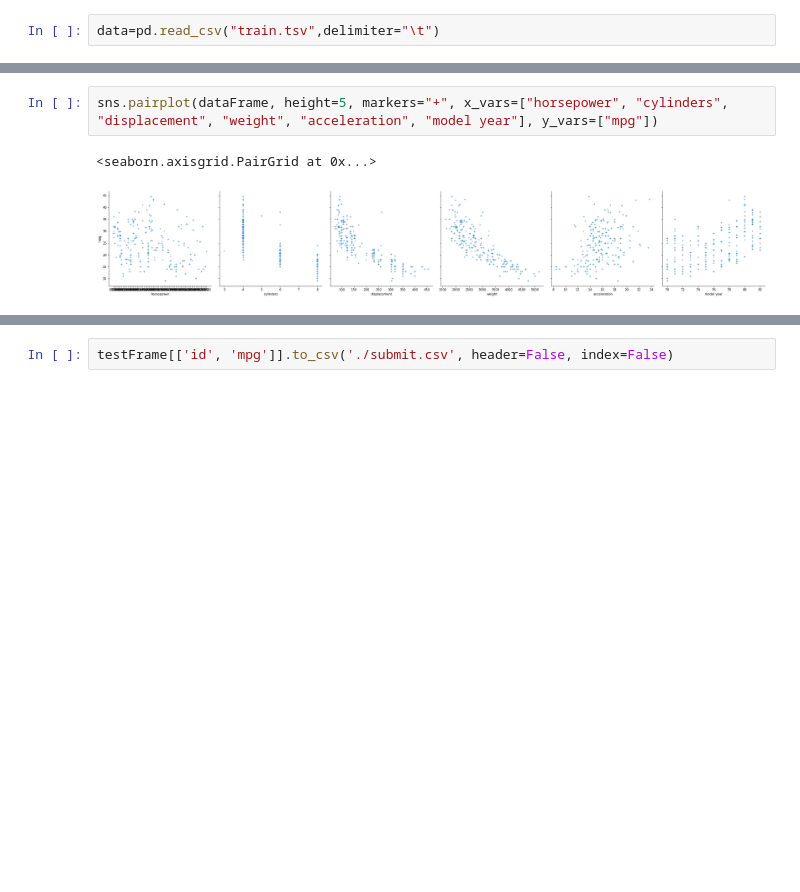
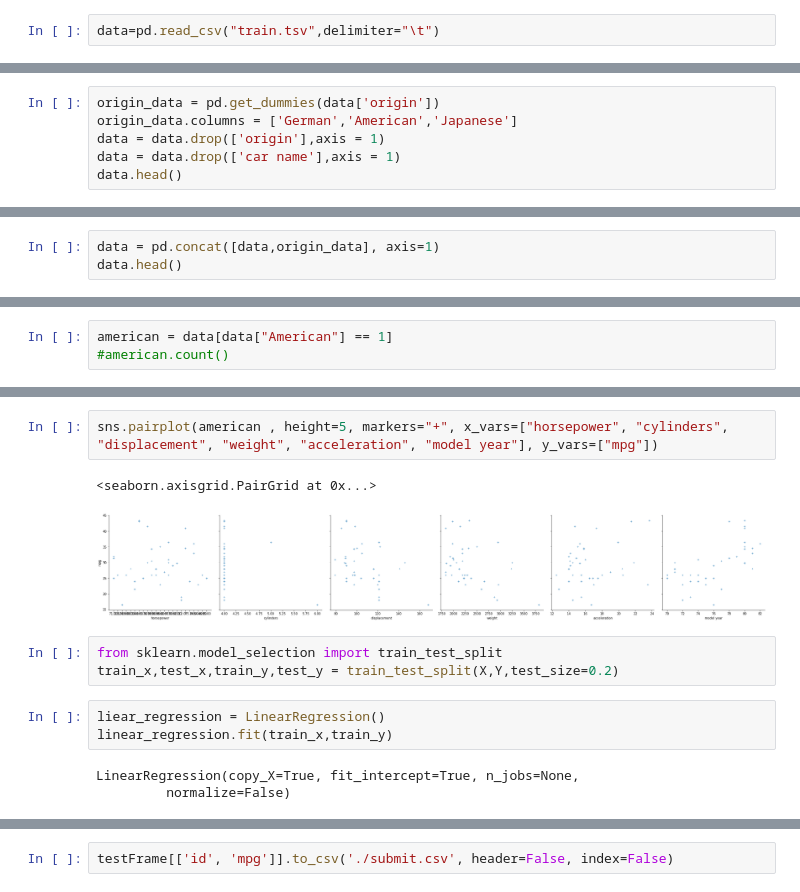
Before and after one commit to umepy/EarthquakeLabwork, a Jupyter notebook: signate/car_linear_regression.ipynb, the cells around one changed output, grey strips where cells are left out. Saved outputs shown, nothing was run; the diff lists cells and outputs as text; blank space fills up the shorter version.

```diff
--- a/signate/car_linear_regression.ipynb
+++ b/signate/car_linear_regression.ipynb
@@ -28,0 +17,6 @@ data
+# %%
+origin_data = pd.get_dummies(data['origin'])
+origin_data.columns = ['German','American','Japanese']
+data = data.drop(['origin'],axis = 1)
+data = data.drop(['car name'],axis = 1)
+data.head()
@@ -28,0 +30,3 @@ data
+# %%
+data = pd.concat([data,origin_data], axis=1)
+data.head()
@@ -28,0 +40,3 @@ data
+# %%
+american = data[data["American"] == 1]
+#american.count()
@@ -29,5 +79,14 @@ data
 # %%
-sns.pairplot(dataFrame, height=5, markers="+", x_vars=["horsepower", "cylinders", "displacement", "weight", "acceleration", "model year"], y_vars=["mpg"])
+sns.pairplot(american , height=5, markers="+", x_vars=["horsepower", "cylinders", "displacement", "weight", "acceleration", "model year"], y_vars=["mpg"])
 # %% [output]
 <seaborn.axisgrid.PairGrid at 0x...>
-[figure, old version]
+[figure, new version]
+# %%
+from sklearn.model_selection import train_test_split
+train_x,test_x,train_y,test_y = train_test_split(X,Y,test_size=0.2)
+# %%
+liear_regression = LinearRegression()
+linear_regression.fit(train_x,train_y)
+# %% [output]
+LinearRegression(copy_X=True, fit_intercept=True, n_jobs=None,
+         normalize=False)
```
Also changed, not shown: parts of 14 cells of this notebook, 1 other file.
